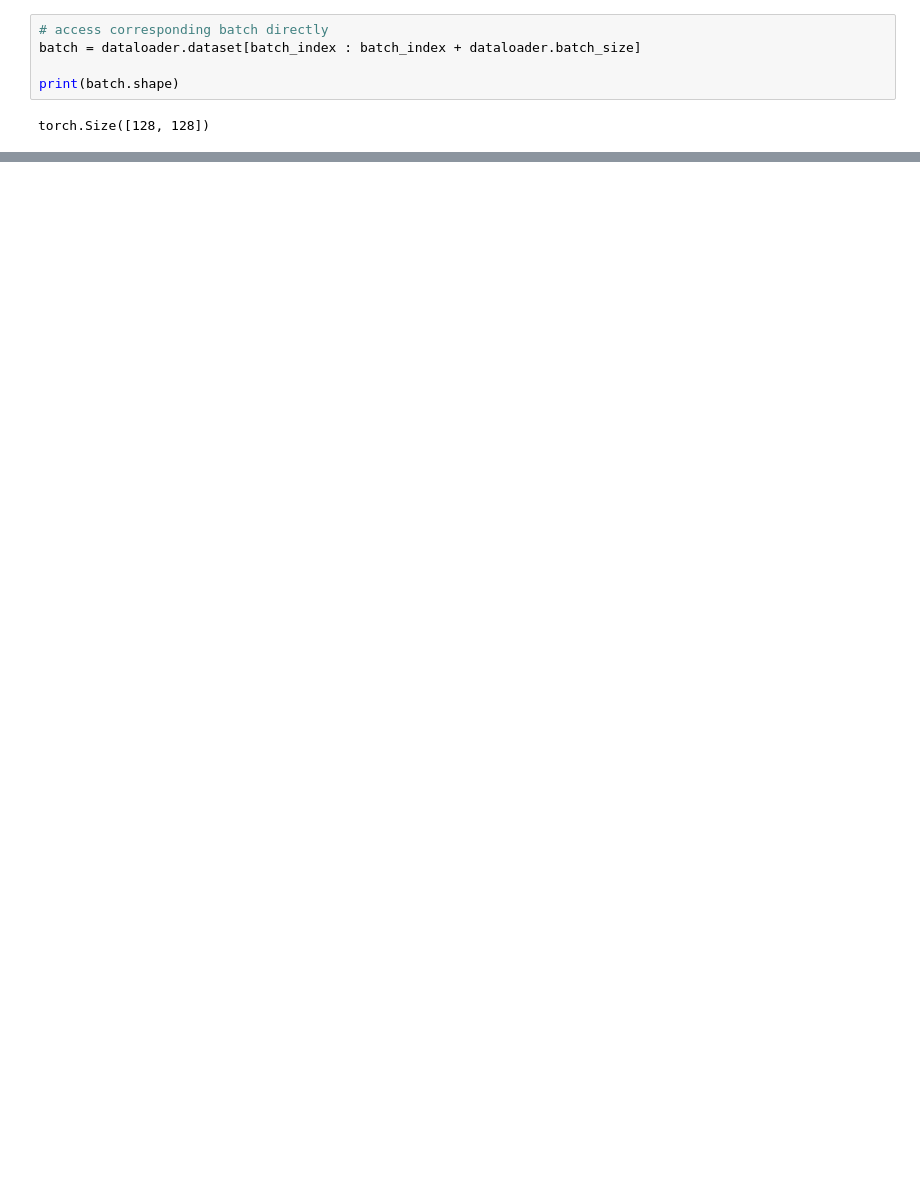
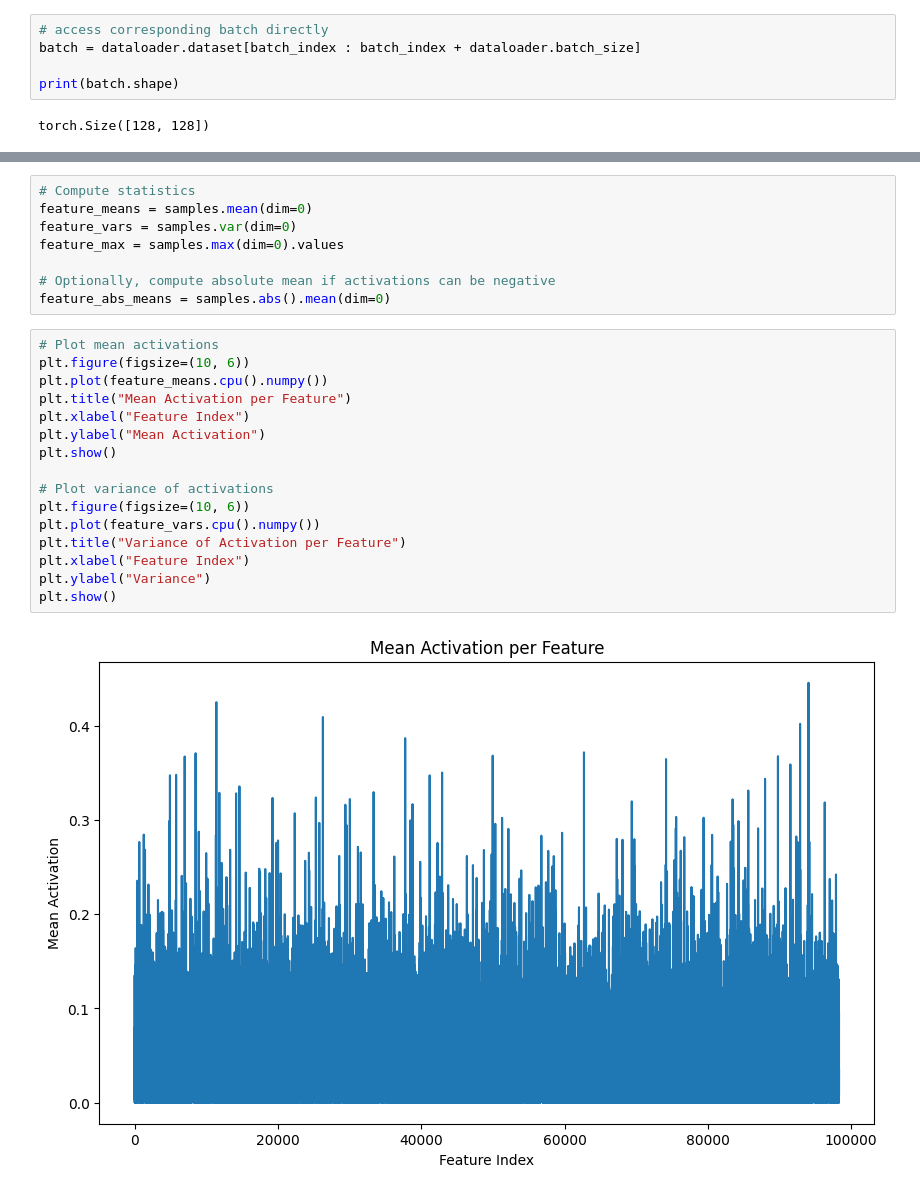
Before and after one commit to b-schoen/minTranscoder, a Jupyter notebook: minTranscoders_explore.ipynb, the cells around one changed output, grey strips where cells are left out. Cells and saved outputs as stored; diff of their text form; blank space fills up the shorter version.

```diff
--- a/minTranscoders_explore.ipynb
+++ b/minTranscoders_explore.ipynb
@@ -749,0 +906,26 @@ torch.Size([156, 64, 128])
+# %%
+# Compute statistics
+feature_means = samples.mean(dim=0)
+feature_vars = samples.var(dim=0)
+feature_max = samples.max(dim=0).values
+
+# Optionally, compute absolute mean if activations can be negative
+feature_abs_means = samples.abs().mean(dim=0)
+# %%
+# Plot mean activations
+plt.figure(figsize=(10, 6))
+plt.plot(feature_means.cpu().numpy())
+plt.title("Mean Activation per Feature")
+plt.xlabel("Feature Index")
+plt.ylabel("Mean Activation")
+plt.show()
+
+# Plot variance of activations
+plt.figure(figsize=(10, 6))
+plt.plot(feature_vars.cpu().numpy())
+plt.title("Variance of Activation per Feature")
+plt.xlabel("Feature Index")
+plt.ylabel("Variance")
+plt.show()
+# %% [output]
+[figure, added]
```
Also changed, not shown: parts of 27 cells of this notebook.
